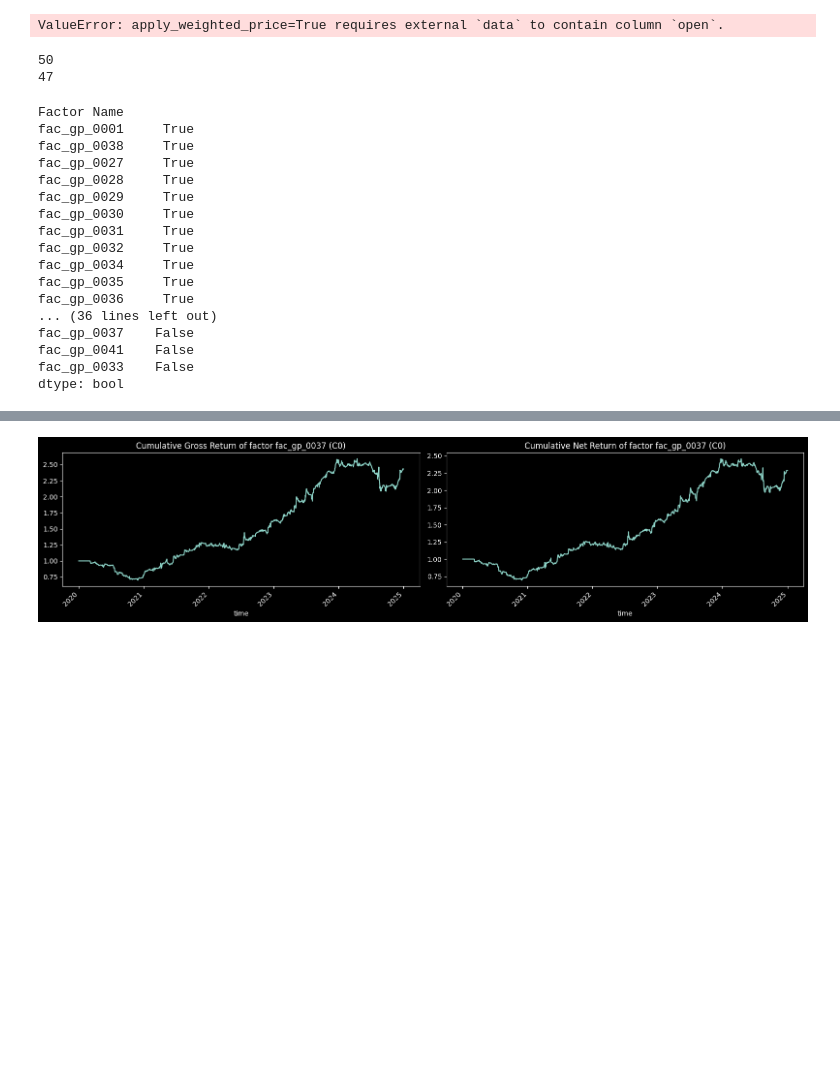
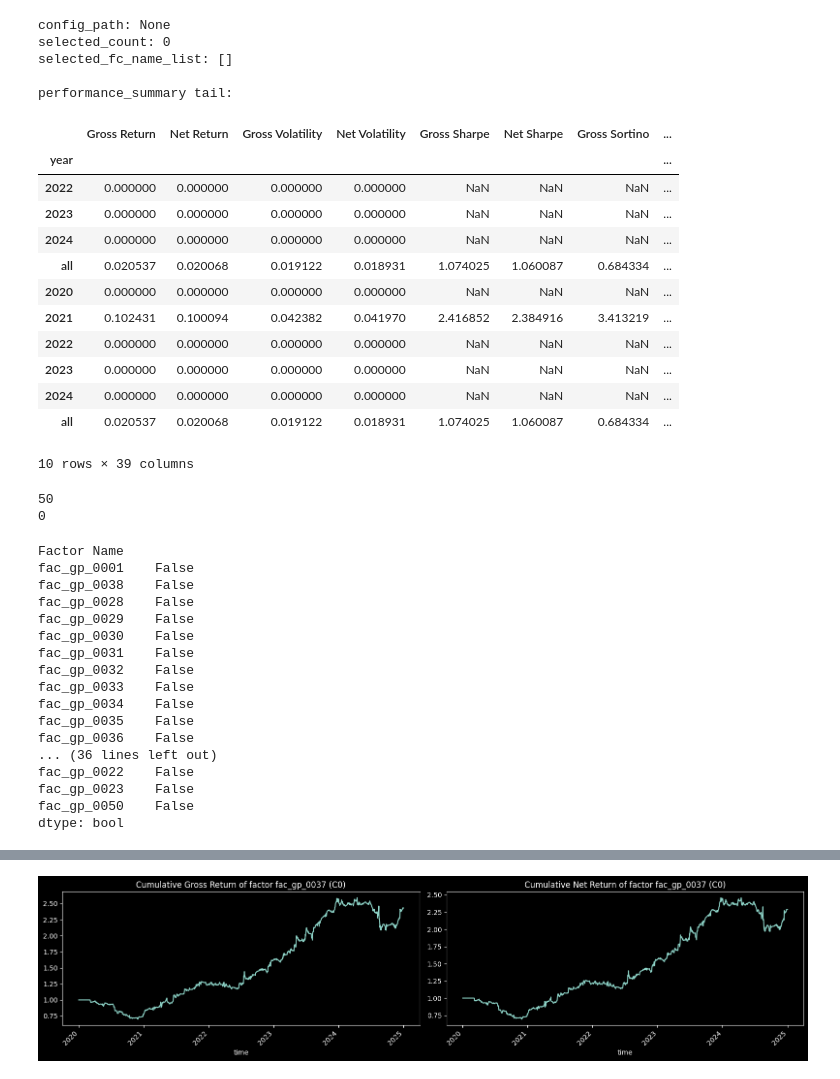
Before and after one commit to leoweng111/lionet, a Jupyter notebook: notebook/factor_automine_20260327.ipynb, the cells around one changed output, grey strips where cells are left out. Drawn from its saved outputs; the diff is of its cells as text; code cells hidden in the pictures; blank space fills up the shorter version.

```diff
--- a/notebook/factor_automine_20260327.ipynb
+++ b/notebook/factor_automine_20260327.ipynb
@@ -11,15 +11,15 @@ fg = GeneticFactorGenerator(
     instrument_id_list='C0',
     start_time='20200101',
     end_time='20241231',
-    version='20260327_gp_test',
+    version='20260330_gp_test',
     calculate_baseline=True,
     max_factor_count=50,
     rolling_norm_clip=5.0,  # 限制最大杠杆比
-    gp_generations=30,
+    gp_generations=50,
     fitness_metric='sharpe',
     gp_max_depth=4,
-    gp_population_size=100,  # 每轮生成的因子数量
-    gp_elite_size=20,        # 每轮前gp_elite_size个因子直接保留（不变异）进入下一轮
+    gp_population_size=150,  # 每轮生成的因子数量
+    gp_elite_size=30,        # 每轮前gp_elite_size个因子直接保留（不变异）进入下一轮
     gp_leaf_prob=0.3,
     gp_const_prob=0.02,
     gp_window_choices=[5, 10, 20],
@@ -27,38 +27,55 @@ fg = GeneticFactorGenerator(
     gp_depth_penalty_start_depth=4,
     gp_depth_penalty_linear_coef=0.05,
     gp_depth_penalty_quadratic_coef=0.0,
-    gp_early_stopping_generation_count=8,
+    gp_early_stopping_generation_count=20,
     random_seed=42,
     # 新增参数（你要求）
     gp_assumed_initial_capital=100000,
-    gp_small_factor_penalty_coef=0.01,
+    gp_small_factor_penalty_coef=0.0,
 )
 
 # 2) 过滤阈值（沿用项目内日常脚本的默认思路）
 filter_indicator_dict = {
     'Net Return': (0.05, 0.03, 1),
     'Net Sharpe': (0.5, 0.3, 1),
 }
 
 # 3) 一键执行：自动挖掘 + 筛选 + 保存
 result = fg.auto_mine_select_and_save_fc(
     filter_indicator_dict=filter_indicator_dict,
     n_jobs=5,
     require_all_row=True,
     require_all_instruments=True,
 )
 
 # 4) 查看结果
 print("config_path:", result.get("config_path"))
 print("selected_count:", len(result.get("selected_fc_name_list", [])))
 print("selected_fc_name_list:", result.get("selected_fc_name_list", []))
 
 bt = result.get("bt")
 if bt is not None and getattr(bt, "performance_summary", None) is not None:
     print("\nperformance_summary tail:")
     display(bt.performance_summary.tail(10))
 # %% [output]
-ValueError: apply_weighted_price=True requires external `data` to contain column `open`.
+config_path: None
+selected_count: 0
+selected_fc_name_list: []
+
+performance_summary tail:
+|  | Gross Return | Net Return | Gross Volatility | Net Volatility | Gross Sharpe | Net Sharpe | Gross Sortino | ... |
+| year |  |  |  |  |  |  |  | ... |
+| 2022 | 0.000000 | 0.000000 | 0.000000 | 0.000000 | NaN | NaN | NaN | ... |
+| 2023 | 0.000000 | 0.000000 | 0.000000 | 0.000000 | NaN | NaN | NaN | ... |
+| 2024 | 0.000000 | 0.000000 | 0.000000 | 0.000000 | NaN | NaN | NaN | ... |
+| all | 0.020537 | 0.020068 | 0.019122 | 0.018931 | 1.074025 | 1.060087 | 0.684334 | ... |
+| 2020 | 0.000000 | 0.000000 | 0.000000 | 0.000000 | NaN | NaN | NaN | ... |
+| 2021 | 0.102431 | 0.100094 | 0.042382 | 0.041970 | 2.416852 | 2.384916 | 3.413219 | ... |
+| 2022 | 0.000000 | 0.000000 | 0.000000 | 0.000000 | NaN | NaN | NaN | ... |
+| 2023 | 0.000000 | 0.000000 | 0.000000 | 0.000000 | NaN | NaN | NaN | ... |
+| 2024 | 0.000000 | 0.000000 | 0.000000 | 0.000000 | NaN | NaN | NaN | ... |
+| all | 0.020537 | 0.020068 | 0.019122 | 0.018931 | 1.074025 | 1.060087 | 0.684334 | ... |
+10 rows × 39 columns
 # %%
 # 总体概括
 bt = result['bt']
@@ -70,7 +87,7 @@ selected_fc_name_list = result['selected_fc_name_list']
 print(len(selected_fc_name_list))
 # %% [output]
 50
-47
+0
 # %%
 # 检查每年指标
 df = bt.performance_summary.loc[bt.performance_summary.index != 'all'].reset_index()
@@ -79,21 +96,21 @@ check2 = df.groupby('Factor Name').apply(lambda x: all(x['Net Return'] >= 0.03),
 print(check1)
 # %% [output]
 Factor Name
-fac_gp_0001     True
-fac_gp_0038     True
-fac_gp_0027     True
-fac_gp_0028     True
-fac_gp_0029     True
-fac_gp_0030     True
-fac_gp_0031     True
-fac_gp_0032     True
-fac_gp_0034     True
-fac_gp_0035     True
-fac_gp_0036     True
+fac_gp_0001    False
+fac_gp_0038    False
+fac_gp_0028    False
+fac_gp_0029    False
+fac_gp_0030    False
+fac_gp_0031    False
+fac_gp_0032    False
+fac_gp_0033    False
+fac_gp_0034    False
+fac_gp_0035    False
+fac_gp_0036    False
 ... (36 lines left out)
-fac_gp_0037    False
-fac_gp_0041    False
-fac_gp_0033    False
+fac_gp_0022    False
+fac_gp_0023    False
+fac_gp_0050    False
 dtype: bool
 # %%
 print(check2)
```
Also changed, not shown: parts of 7 cells of this notebook, 1 other file.
